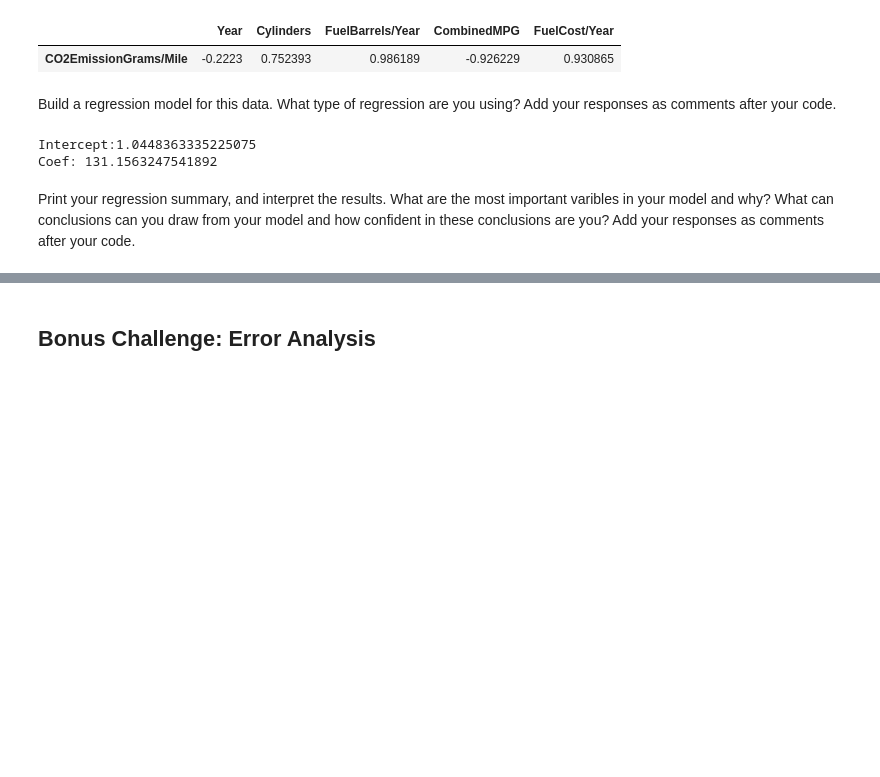
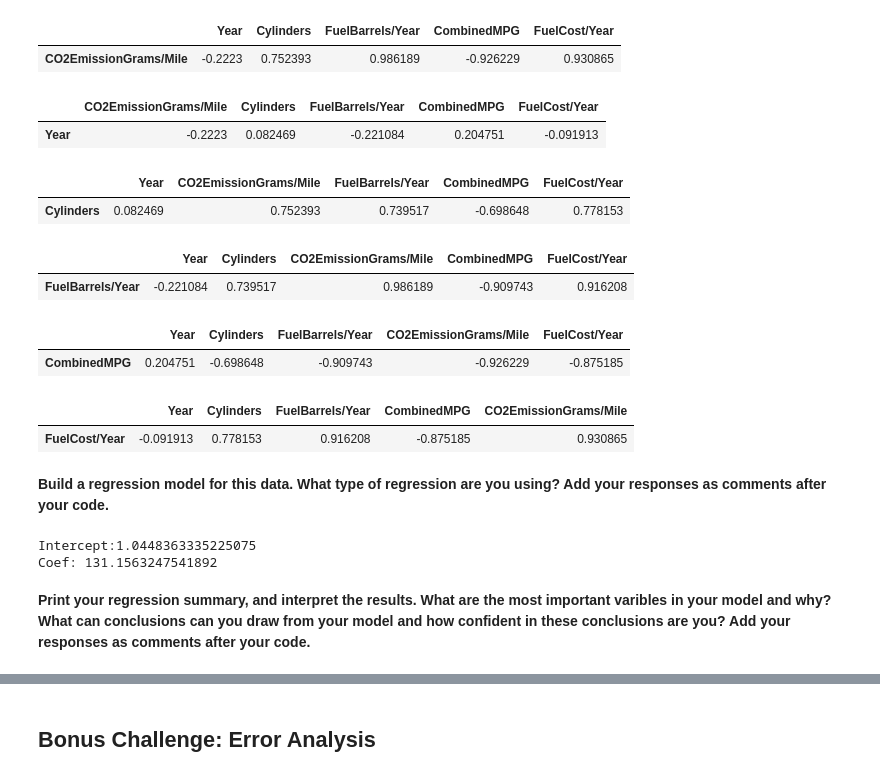
Before and after one commit to Ironhack-Data-Madrid-Enero-2021/lab-regression-analysis, a Jupyter notebook: your-code.ipynb, the cells around one changed output, grey strips where cells are left out. Saved outputs shown, nothing was run; the diff lists cells and outputs as text; code cells hidden in the pictures; blank space fills up the shorter version.

```diff
--- a/your-code.ipynb
+++ b/your-code.ipynb
@@ -196,8 +196,33 @@ vehicles.corr().loc[['CO2EmissionGrams/Mile'], ['Year', 'Cylinders', 'FuelBarrel
 # %% [output]
 |  | Year | Cylinders | FuelBarrels/Year | CombinedMPG | FuelCost/Year |
 | CO2EmissionGrams/Mile | -0.2223 | 0.752393 | 0.986189 | -0.926229 | 0.930865 |
+# %%
+vehicles.corr().loc[['Year'], ['CO2EmissionGrams/Mile', 'Cylinders', 'FuelBarrels/Year', 'CombinedMPG', 'FuelCost/Year']]
+# %% [output]
+|  | CO2EmissionGrams/Mile | Cylinders | FuelBarrels/Year | CombinedMPG | FuelCost/Year |
+| Year | -0.2223 | 0.082469 | -0.221084 | 0.204751 | -0.091913 |
+# %%
+vehicles.corr().loc[['Cylinders'], ['Year', 'CO2EmissionGrams/Mile', 'FuelBarrels/Year', 'CombinedMPG', 'FuelCost/Year']]
+# %% [output]
+|  | Year | CO2EmissionGrams/Mile | FuelBarrels/Year | CombinedMPG | FuelCost/Year |
+| Cylinders | 0.082469 | 0.752393 | 0.739517 | -0.698648 | 0.778153 |
+# %%
+vehicles.corr().loc[['FuelBarrels/Year'], ['Year', 'Cylinders', 'CO2EmissionGrams/Mile', 'CombinedMPG', 'FuelCost/Year']]
+# %% [output]
+|  | Year | Cylinders | CO2EmissionGrams/Mile | CombinedMPG | FuelCost/Year |
+| FuelBarrels/Year | -0.221084 | 0.739517 | 0.986189 | -0.909743 | 0.916208 |
+# %%
+vehicles.corr().loc[['CombinedMPG'], ['Year', 'Cylinders', 'FuelBarrels/Year', 'CO2EmissionGrams/Mile', 'FuelCost/Year']]
+# %% [output]
+|  | Year | Cylinders | FuelBarrels/Year | CO2EmissionGrams/Mile | FuelCost/Year |
+| CombinedMPG | 0.204751 | -0.698648 | -0.909743 | -0.926229 | -0.875185 |
+# %%
+vehicles.corr().loc[['FuelCost/Year'], ['Year', 'Cylinders', 'FuelBarrels/Year', 'CombinedMPG', 'CO2EmissionGrams/Mile']]
+# %% [output]
+|  | Year | Cylinders | FuelBarrels/Year | CombinedMPG | CO2EmissionGrams/Mile |
+| FuelCost/Year | -0.091913 | 0.778153 | 0.916208 | -0.875185 | 0.930865 |
 # %% [markdown]
-Build a regression model for this data. What type of regression are you using? Add your responses as comments after your code.
+**Build a regression model for this data. What type of regression are you using? Add your responses as comments after your code.**
 # %%
 # Your response here.
 
@@ -217,7 +242,7 @@ print(f"Coef: {beta_0_1}")
 Intercept:1.0448363335225075
 Coef: 131.1563247541892
 # %% [markdown]
-Print your regression summary, and interpret the results. What are the most important varibles in your model and why? What can conclusions can you draw from your model and how confident in these conclusions are you? Add your responses as comments after your code.
+**Print your regression summary, and interpret the results. What are the most important varibles in your model and why? What can conclusions can you draw from your model and how confident in these conclusions are you? Add your responses as comments after your code.**
 # %%
 # Your response here.
 
```
Also changed, not shown: parts of 2 cells of this notebook.
